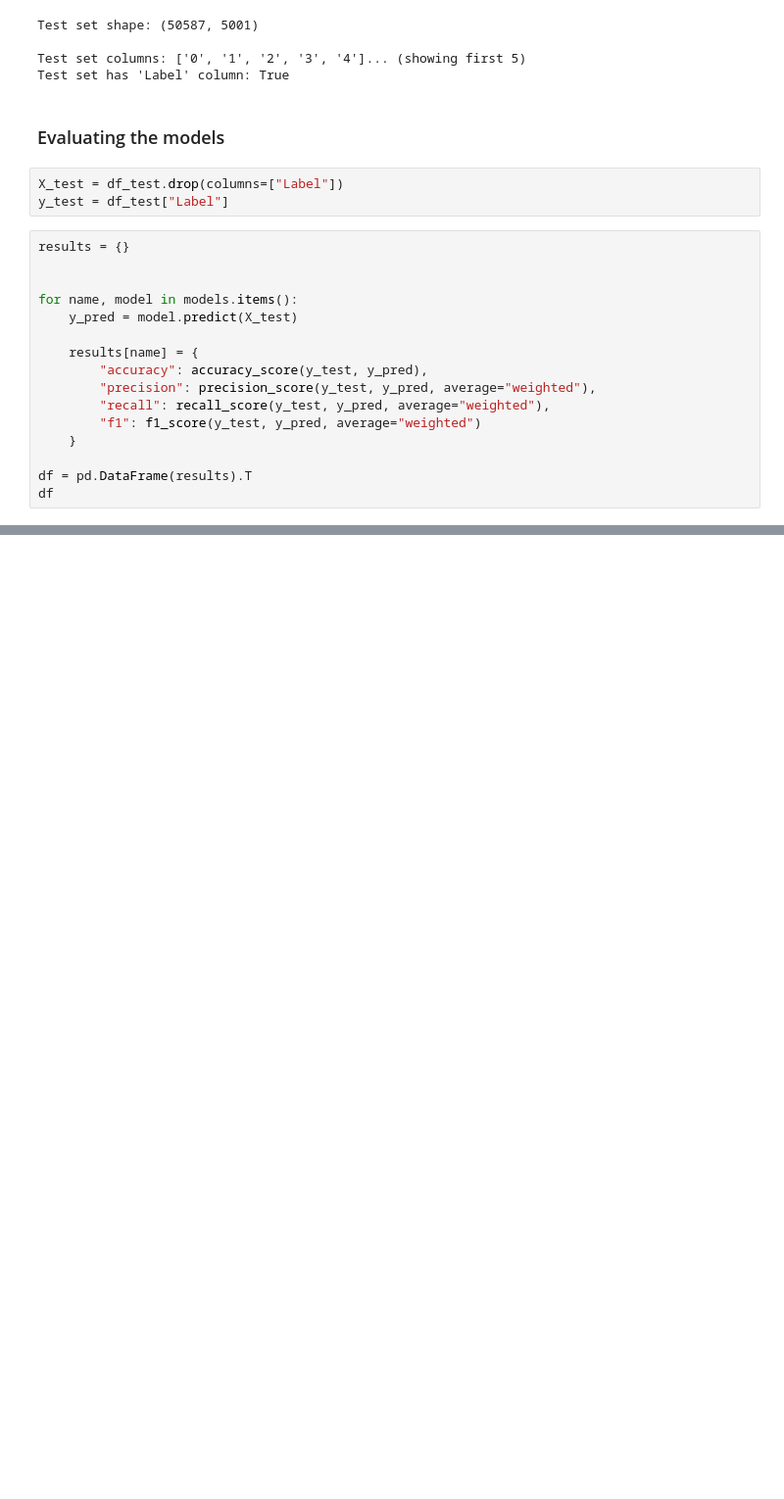
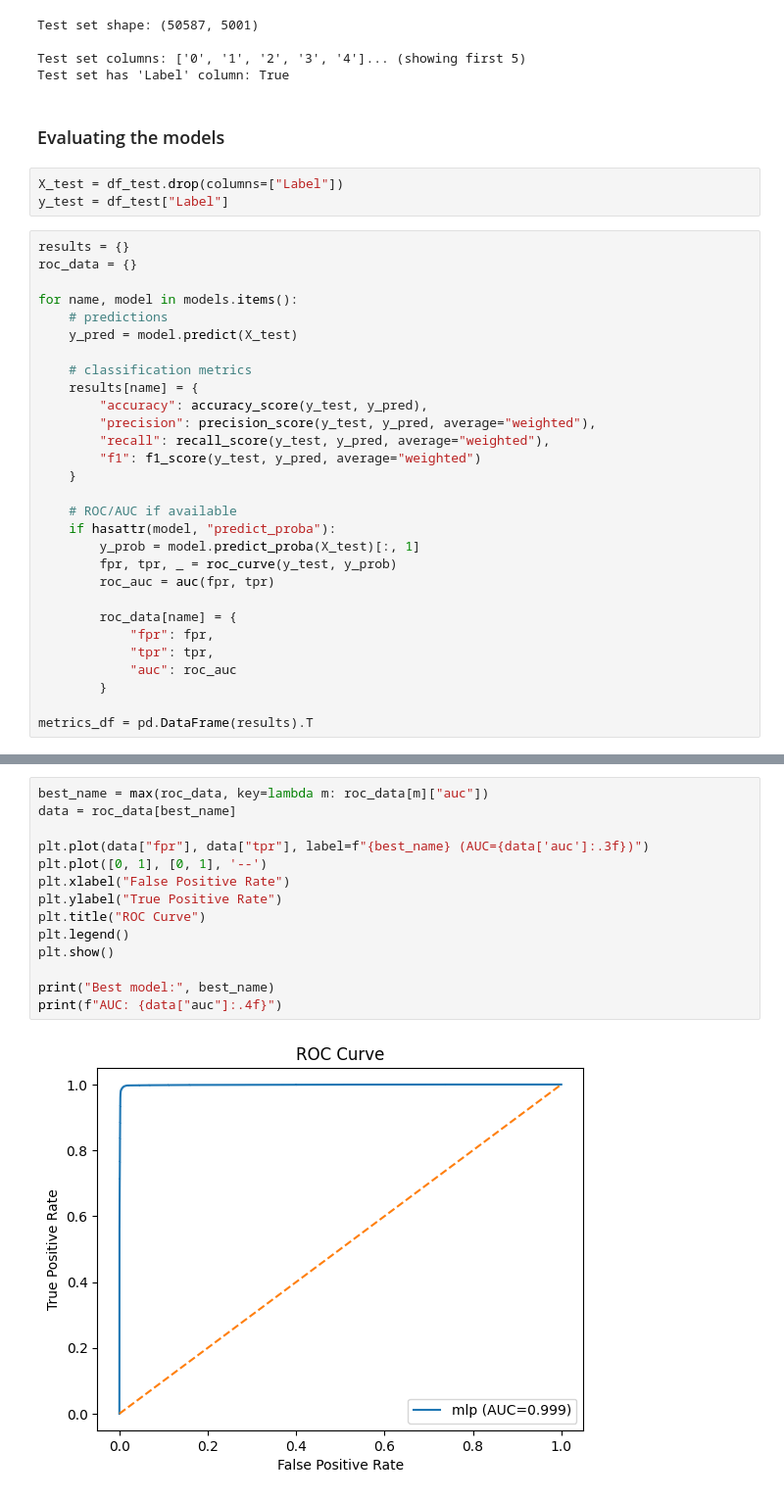
Before and after one commit to guiijose/NTT-DATA-challenge, a Jupyter notebook: src/model_evaluation.ipynb, the cells around one changed output, grey strips where cells are left out. Shown at 98% size. Drawn from its saved outputs; the diff is of its cells as text; blank space fills up the shorter version.

Commit message:
Add ROC curve and AUC for best classifier.

```diff
--- a/src/model_evaluation.ipynb
+++ b/src/model_evaluation.ipynb
@@ -106,11 +107,13 @@ X_test = df_test.drop(columns=["Label"])
 y_test = df_test["Label"]
 # %%
 results = {}
-
+roc_data = {}
 
 for name, model in models.items():
+    # predictions
     y_pred = model.predict(X_test)
 
+    # classification metrics
     results[name] = {
         "accuracy": accuracy_score(y_test, y_pred),
         "precision": precision_score(y_test, y_pred, average="weighted"),
@@ -118,5 +121,16 @@ for name, model in models.items():
         "f1": f1_score(y_test, y_pred, average="weighted")
     }
 
-df = pd.DataFrame(results).T
-df
+    # ROC/AUC if available
+    if hasattr(model, "predict_proba"):
+        y_prob = model.predict_proba(X_test)[:, 1]
+        fpr, tpr, _ = roc_curve(y_test, y_prob)
+        roc_auc = auc(fpr, tpr)
+
+        roc_data[name] = {
+            "fpr": fpr,
+            "tpr": tpr,
+            "auc": roc_auc
+        }
+
+metrics_df = pd.DataFrame(results).T
@@ -129,0 +149,16 @@ df
+# %%
+best_name = max(roc_data, key=lambda m: roc_data[m]["auc"])
+data = roc_data[best_name]
+
+plt.plot(data["fpr"], data["tpr"], label=f"{best_name} (AUC={data['auc']:.3f})")
+plt.plot([0, 1], [0, 1], '--')
+plt.xlabel("False Positive Rate")
+plt.ylabel("True Positive Rate")
+plt.title("ROC Curve")
+plt.legend()
+plt.show()
+
+print("Best model:", best_name)
+print(f"AUC: {data["auc"]:.4f}")
+# %% [output]
+[figure, added]
```
Also changed, not shown: parts of 5 cells of this notebook.
